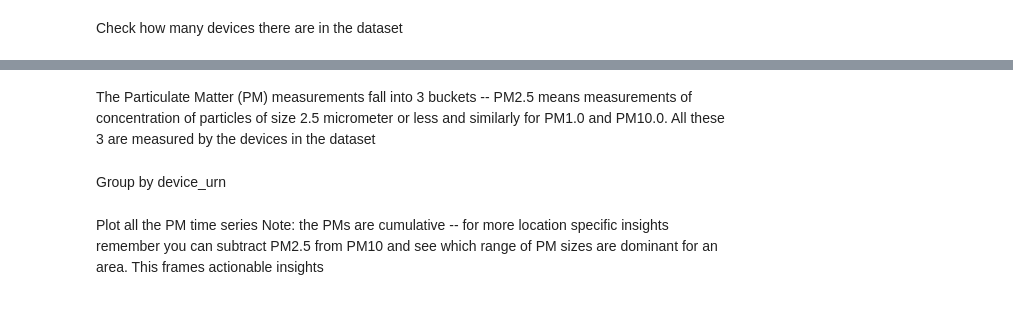
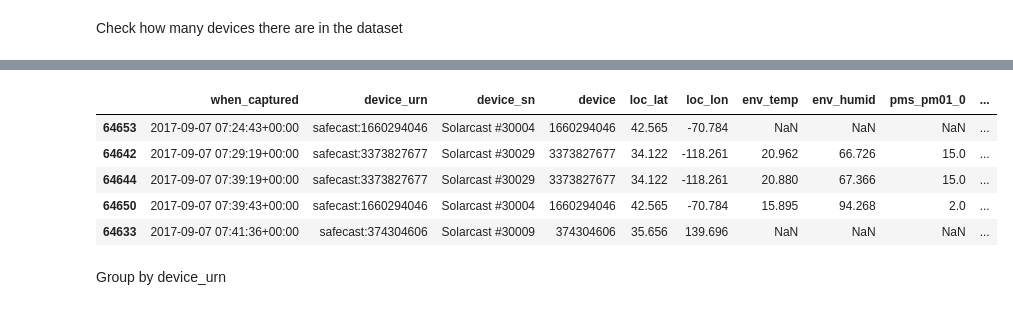
Before and after one commit to DataKind-SF/safecast, a Jupyter notebook: solarcast_data_exploration.ipynb, the cells around one changed output, grey strips where cells are left out. Cells and saved outputs as stored; diff of their text form; code cells hidden in the pictures.

```diff
--- a/solarcast_data_exploration.ipynb
+++ b/solarcast_data_exploration.ipynb
@@ -132,0 +23,5 @@ df['pms_pm02_5'] = df['pms_pm02_5'].str.replace(',', '').astype(float)
+# %%
+dates = pd.date_range('2017-09-01','2020-07-01', freq='MS').strftime("%Y-%m").tolist()
+dt = dates[0]
+%run Run_Data_Cleansing_Solarcasts.ipynb
+df = cleanSolarCastData(dt)
@@ -140,2 +61,0 @@ print(len(devices))
-# %% [markdown]
-The Particulate Matter (PM) measurements fall into 3 buckets -- PM2.5 means measurements of concentration of particles of size 2.5 micrometer or less and similarly for PM1.0 and PM10.0. All these 3 are measured by the devices in the dataset
@@ -144,3 +62,14 @@ pmVals = {1.0:'pms_pm01_0', 2.5:'pms_pm02_5', 10.0: 'pms_pm10_0'}
+# %%
+# Sort the time series
+df.sort_values(by=['when_captured'], inplace=True)
+df[0:5]
+# %% [output]
+|  | when_captured | device_urn | device_sn | device | loc_lat | loc_lon | env_temp | env_humid | pms_pm01_0 | ... |
+| 64653 | 2017-09-07 07:24:43+00:00 | safecast:1660294046 | Solarcast #30004 | 1660294046 | 42.565 | -70.784 | NaN | NaN | NaN | ... |
+| 64642 | 2017-09-07 07:29:19+00:00 | safecast:3373827677 | Solarcast #30029 | 3373827677 | 34.122 | -118.261 | 20.962 | 66.726 | 15.0 | ... |
+| 64644 | 2017-09-07 07:39:19+00:00 | safecast:3373827677 | Solarcast #30029 | 3373827677 | 34.122 | -118.261 | 20.880 | 67.366 | 15.0 | ... |
+| 64650 | 2017-09-07 07:39:43+00:00 | safecast:1660294046 | Solarcast #30004 | 1660294046 | 42.565 | -70.784 | 15.895 | 94.268 | 2.0 | ... |
+| 64633 | 2017-09-07 07:41:36+00:00 | safecast:374304606 | Solarcast #30009 | 374304606 | 35.656 | 139.696 | NaN | NaN | NaN | ... |
 # %% [markdown]
 Group by device_urn
 # %%
@@ -166,3 +96,0 @@ def plotPMsGrouped(pm):
-# %% [markdown]
-Plot all the PM time series
-Note: the PMs are cumulative -- for more location specific insights remember you can subtract PM2.5 from PM10 and see which range of PM sizes are dominant for an area. This frames actionable insights
```
Also changed, not shown: parts of 33 cells of this notebook.
